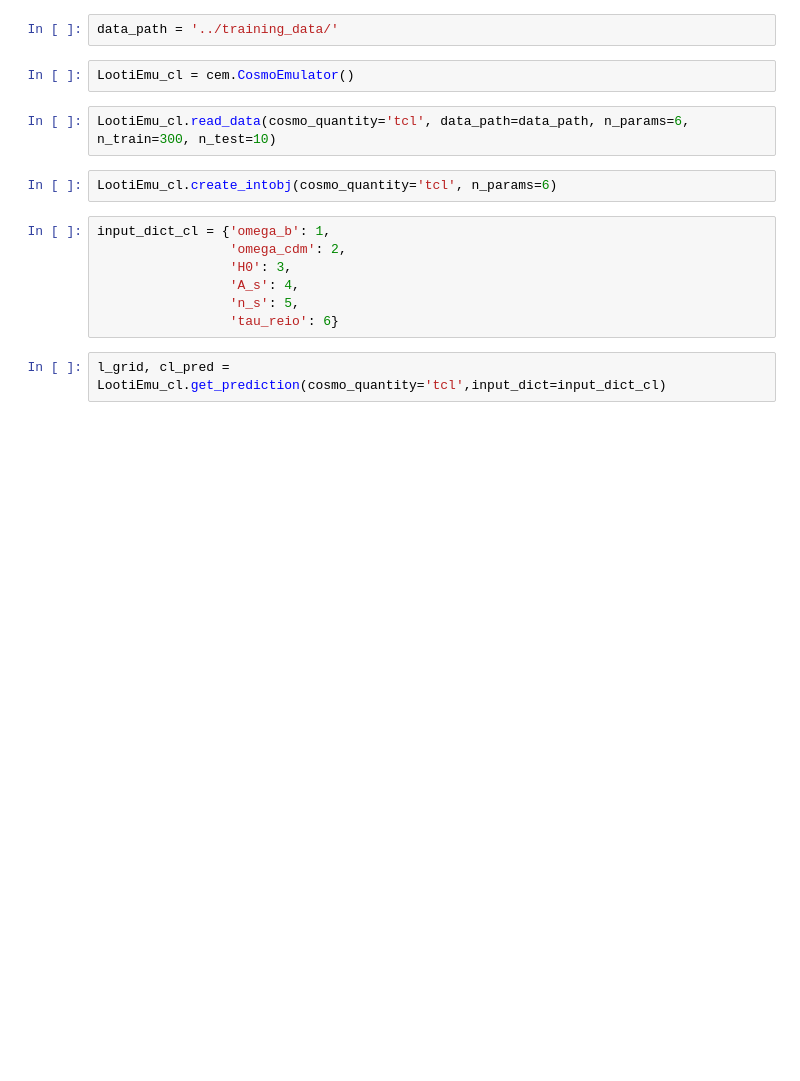
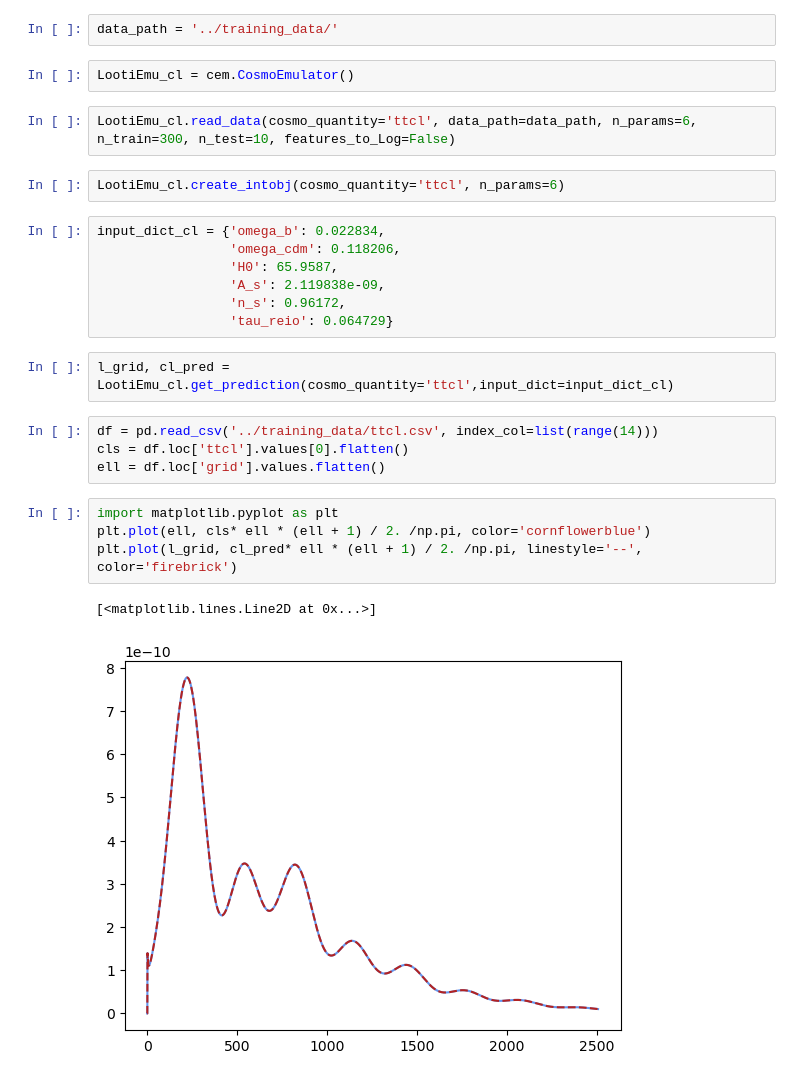
Before and after one commit to santiagocasas/looti, a Jupyter notebook: notebooks/test.ipynb, the cells around one changed output. Saved outputs shown, nothing was run; the diff lists cells and outputs as text; blank space fills up the shorter version.

Commit message:
changed normalization to allow zeros in ttcl

```diff
--- a/notebooks/test.ipynb
+++ b/notebooks/test.ipynb
@@ -35,15 +48,26 @@ data_path = '../training_data/'
 # %%
 LootiEmu_cl = cem.CosmoEmulator()
 # %%
-LootiEmu_cl.read_data(cosmo_quantity='tcl', data_path=data_path, n_params=6, n_train=300, n_test=10)
+LootiEmu_cl.read_data(cosmo_quantity='ttcl', data_path=data_path, n_params=6, n_train=300, n_test=10, features_to_Log=False)
 # %%
-LootiEmu_cl.create_intobj(cosmo_quantity='tcl', n_params=6)
+LootiEmu_cl.create_intobj(cosmo_quantity='ttcl', n_params=6)
-# %%
-input_dict_cl = {'omega_b': 1,
-                 'omega_cdm': 2,
-                 'H0': 3,
-                 'A_s': 4,
-                 'n_s': 5,
-                 'tau_reio': 6}
+# %%
+input_dict_cl = {'omega_b': 0.022834,
+                 'omega_cdm': 0.118206,
+                 'H0': 65.9587,
+                 'A_s': 2.119838e-09,
+                 'n_s': 0.96172,
+                 'tau_reio': 0.064729}
 # %%
-l_grid, cl_pred = LootiEmu_cl.get_prediction(cosmo_quantity='tcl',input_dict=input_dict_cl)
+l_grid, cl_pred = LootiEmu_cl.get_prediction(cosmo_quantity='ttcl',input_dict=input_dict_cl)
+# %%
+df = pd.read_csv('../training_data/ttcl.csv', index_col=list(range(14)))
+cls = df.loc['ttcl'].values[0].flatten()
+ell = df.loc['grid'].values.flatten()
+# %%
+import matplotlib.pyplot as plt
+plt.plot(ell, cls* ell * (ell + 1) / 2. /np.pi, color='cornflowerblue')
+plt.plot(l_grid, cl_pred* ell * (ell + 1) / 2. /np.pi, linestyle='--', color='firebrick')
+# %% [output]
+[<matplotlib.lines.Line2D at 0x...>]
+[figure, added]
```
Also changed, not shown: parts of 6 cells of this notebook, 3 other files.
